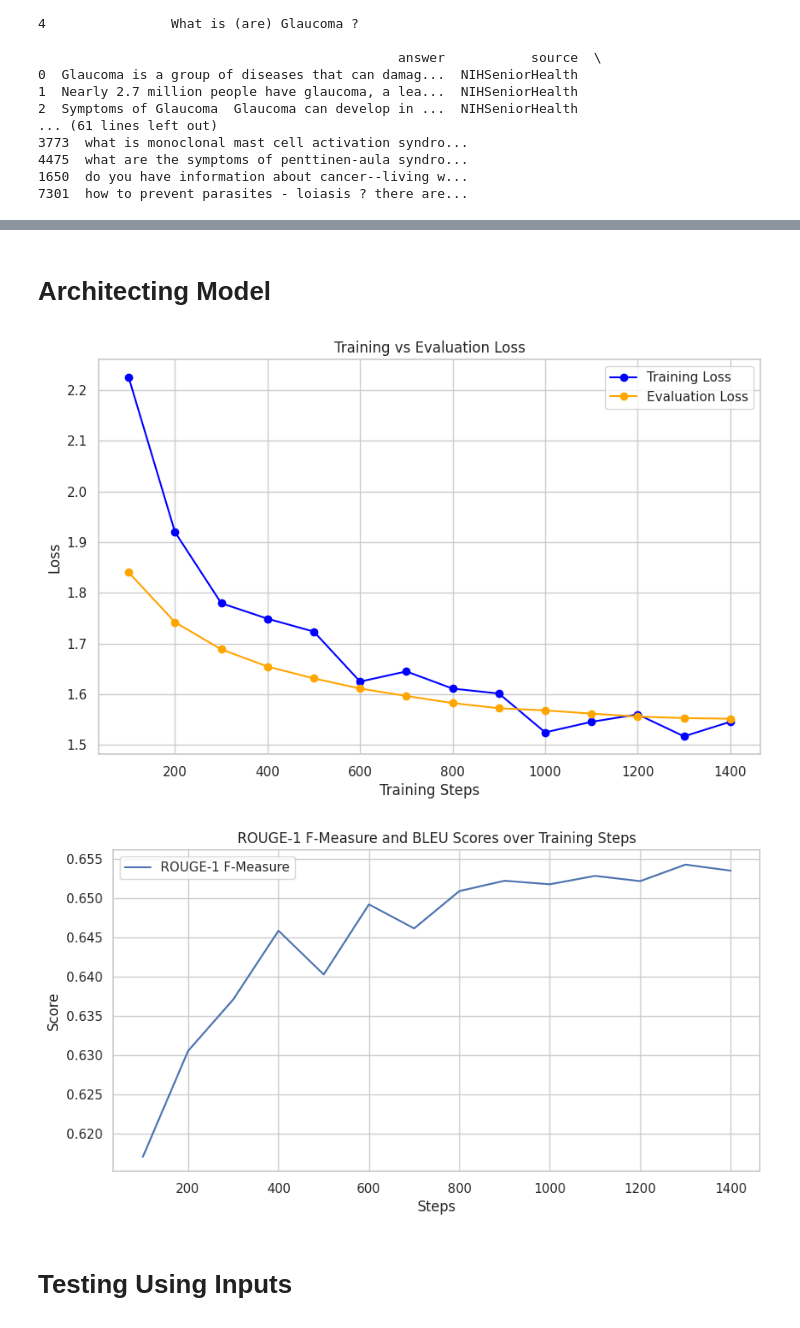
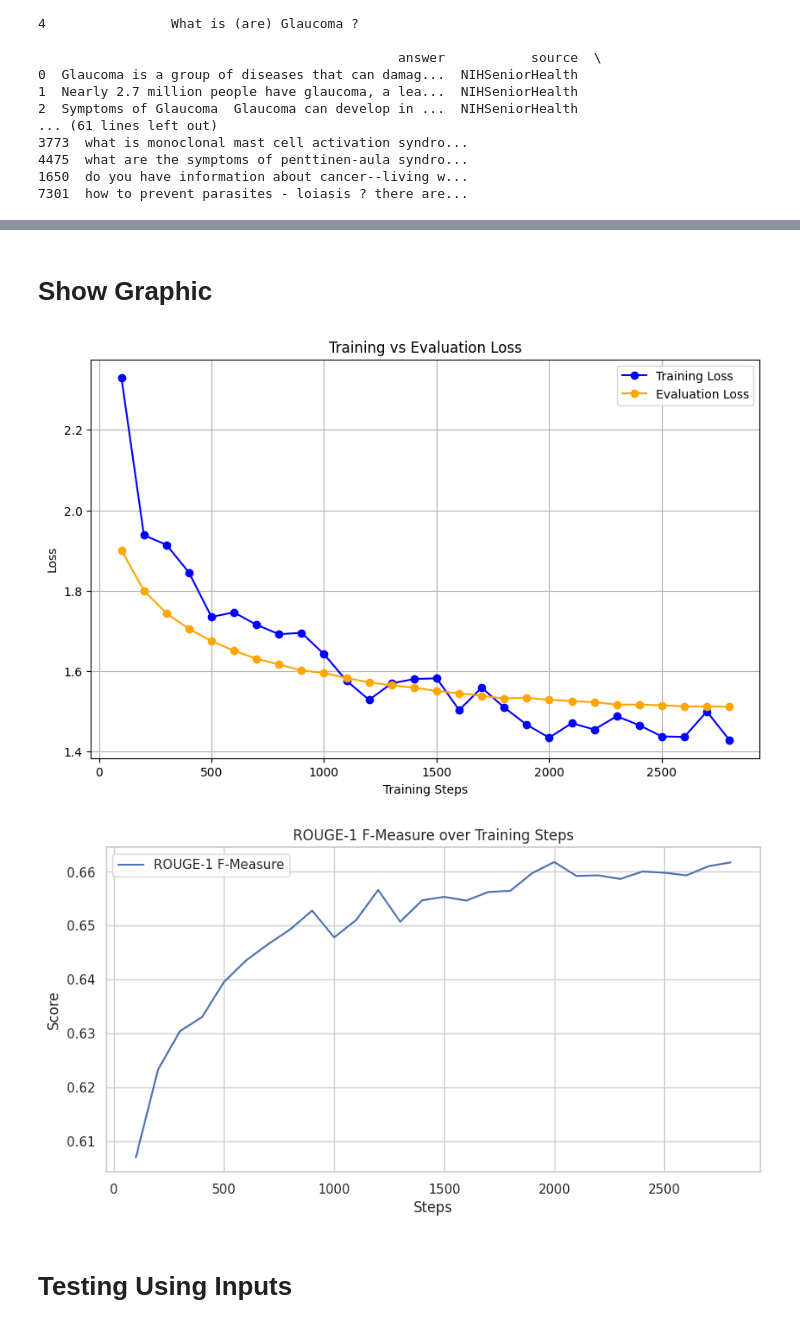
Before and after one commit to Capstone-Bangkit-Healthcare-Chatbot/Chatbot-bangkit, a Jupyter notebook: Testing Model/Testing using GPT-2/gpt2-model.ipynb, the cells around one changed output, grey strips where cells are left out. Saved outputs shown, nothing was run; the diff lists cells and outputs as text; code cells hidden in the pictures.

```diff
--- a/Testing Model/Testing using GPT-2/gpt2-model.ipynb
+++ b/Testing Model/Testing using GPT-2/gpt2-model.ipynb
@@ -418,5 +402,5 @@ Model and tokenizer saved successfully.
-# %% [markdown]
-# Architecting Model
+# %% [markdown]
+# Show Graphic
 # %%
 train_loss = []
 eval_loss = []
@@ -425,36 +409,36 @@ eval_steps = []
 for log in log_history:
     if "loss" in log:
         train_loss.append(log["loss"])
         steps.append(log["step"])
     if "eval_loss" in log:
         eval_loss.append(log["eval_loss"])
         eval_steps.append(log["step"])
 plt.figure(figsize=(10, 6))
 plt.plot(steps, train_loss, label="Training Loss", color="blue", marker="o")
 plt.plot(steps[:len(eval_loss)], eval_loss, label="Evaluation Loss", color="orange", marker="o")
 plt.xlabel("Training Steps")
 plt.ylabel("Loss")
 plt.title("Training vs Evaluation Loss")
 plt.legend()
 plt.grid(True)
 plt.show()
 # Load the metrics_logs.csv file
 metrics_df = pd.read_csv('/kaggle/working/log_metrics.csv')
 
 # Set the style of the plots
 sns.set(style="whitegrid")
 
 # Create a line plot for rouge1_fmeasure
 plt.figure(figsize=(10, 5))
 sns.lineplot(x='step', y='rouge1_fmeasure', data=metrics_df, label='ROUGE-1 F-Measure')
 plt.xlabel('Steps')
 plt.ylabel('Score')
-plt.title('ROUGE-1 F-Measure and BLEU Scores over Training Steps')
+plt.title('ROUGE-1 F-Measure over Training Steps')
 plt.legend()
 plt.show()
 # %% [output]
-[figure, old version]
+[figure, new version]
-[figure, old version]
+[figure, new version]
 # %% [markdown]
 # Testing Using Inputs
 # %%
```
Also changed, not shown: parts of 4 cells of this notebook, 2 other files.
